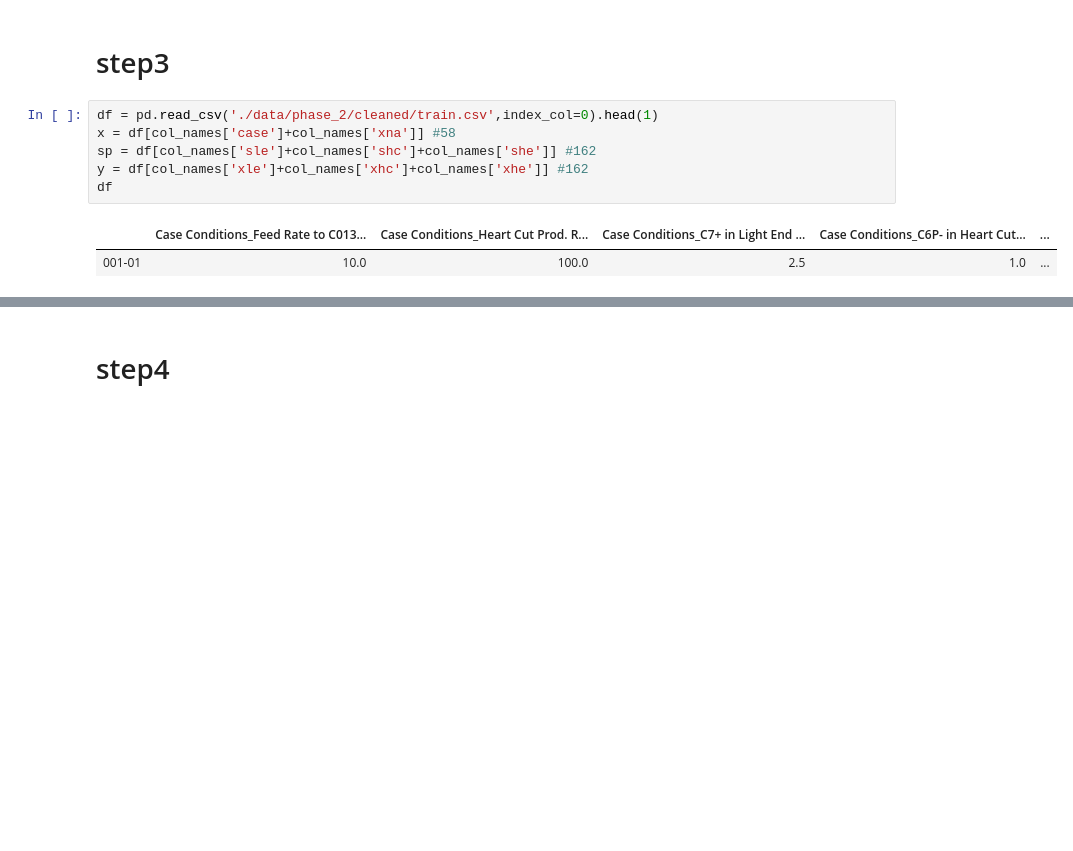
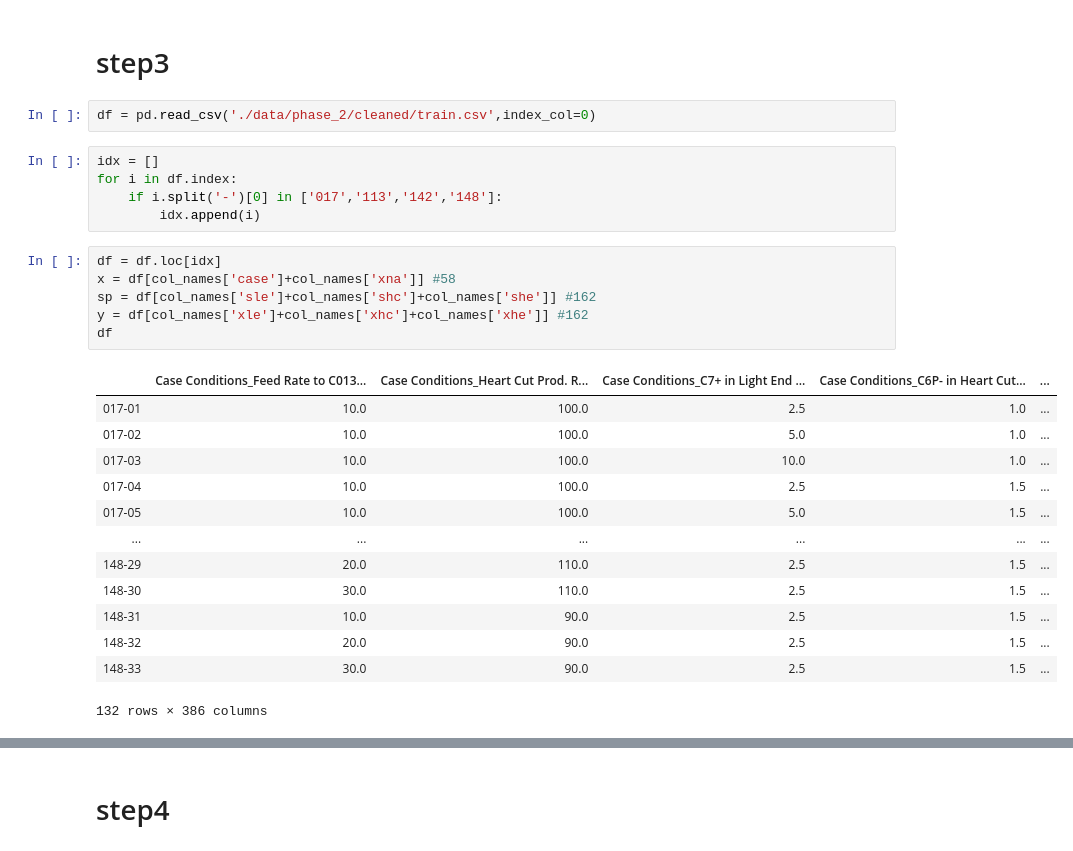
Before and after one commit to skywalker0803r/oil_project_20200412, a Jupyter notebook: API_test.ipynb, the cells around one changed output, grey strips where cells are left out. Cells and saved outputs as stored; diff of their text form; blank space fills up the shorter version.

```diff
--- a/API_test.ipynb
+++ b/API_test.ipynb
@@ -63,11 +63,29 @@ dtype: float64
 # %% [markdown]
 # step3
+# %%
+df = pd.read_csv('./data/phase_2/cleaned/train.csv',index_col=0)
+# %%
+idx = []
+for i in df.index:
+    if i.split('-')[0] in ['017','113','142','148']:
+        idx.append(i)
 # %%
-df = pd.read_csv('./data/phase_2/cleaned/train.csv',index_col=0).head(1)
+df = df.loc[idx]
 x = df[col_names['case']+col_names['xna']] #58
 sp = df[col_names['sle']+col_names['shc']+col_names['she']] #162
 y = df[col_names['xle']+col_names['xhc']+col_names['xhe']] #162
 df
 # %% [output]
 |  | Case Conditions_Feed Rate to C013... | Case Conditions_Heart Cut Prod. R... | Case Conditions_C7+ in Light End ... | Case Conditions_C6P- in Heart Cut... | ... |
-| 001-01 | 10.0 | 100.0 | 2.5 | 1.0 | ... |
+| 017-01 | 10.0 | 100.0 | 2.5 | 1.0 | ... |
+| 017-02 | 10.0 | 100.0 | 5.0 | 1.0 | ... |
+| 017-03 | 10.0 | 100.0 | 10.0 | 1.0 | ... |
+| 017-04 | 10.0 | 100.0 | 2.5 | 1.5 | ... |
+| 017-05 | 10.0 | 100.0 | 5.0 | 1.5 | ... |
+| ... | ... | ... | ... | ... | ... |
+| 148-29 | 20.0 | 110.0 | 2.5 | 1.5 | ... |
+| 148-30 | 30.0 | 110.0 | 2.5 | 1.5 | ... |
+| 148-31 | 10.0 | 90.0 | 2.5 | 1.5 | ... |
+| 148-32 | 20.0 | 90.0 | 2.5 | 1.5 | ... |
+| 148-33 | 30.0 | 90.0 | 2.5 | 1.5 | ... |
+132 rows × 386 columns
```
Also changed, not shown: parts of 14 cells of this notebook.
